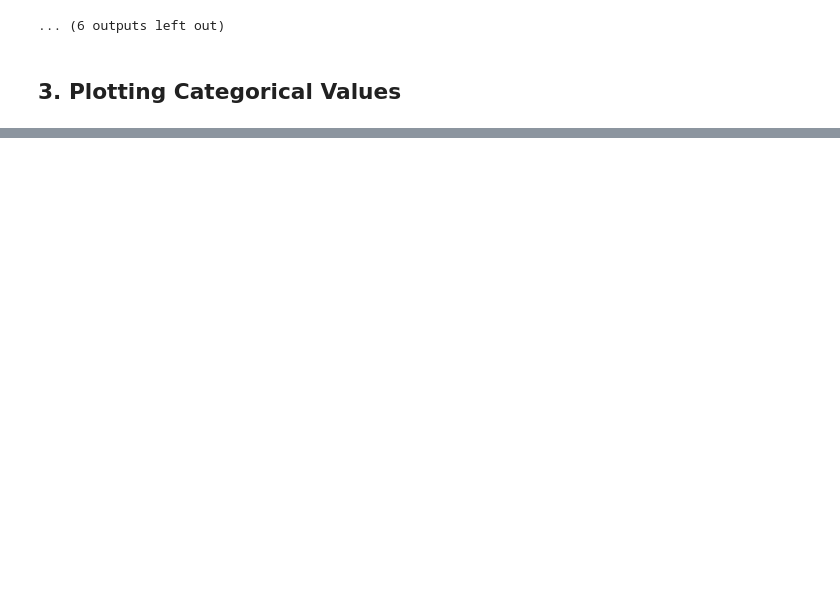
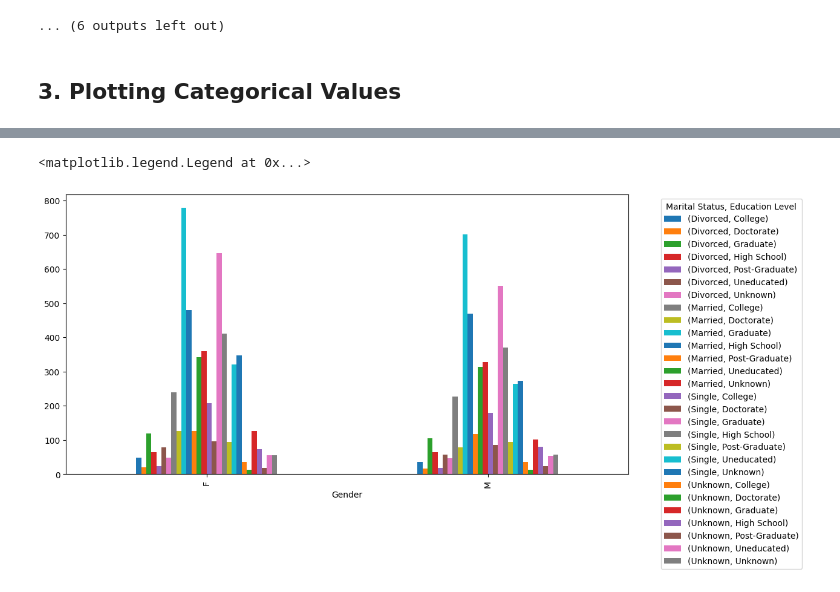
Before and after one commit to vijaypatha/data-visualizations, a Jupyter notebook: 01_creating_plots.ipynb, the cells around one changed output, grey strips where cells are left out. Drawn from its saved outputs; the diff is of its cells as text; code cells hidden in the pictures; blank space fills up the shorter version.

```diff
--- a/01_creating_plots.ipynb
+++ b/01_creating_plots.ipynb
@@ -181,0 +248,11 @@ plt.show
+# %%
+#analyze the relationship between two or more categorical variables by creating a table that shows how the variables intersect
+gender_marital_education = pd.crosstab(df['Gender'], [df['Marital_Status'], df['Education_Level']])
+
+# Ploting Data
+gender_marital_education.plot(kind='bar', figsize=(12, 6))
+
+plt.legend(title='Marital Status, Education Level', bbox_to_anchor=(1.05, 1), loc='upper left')
+# %% [output]
+<matplotlib.legend.Legend at 0x...>
+[figure, added]
```
Also changed, not shown: parts of 10 cells of this notebook.
